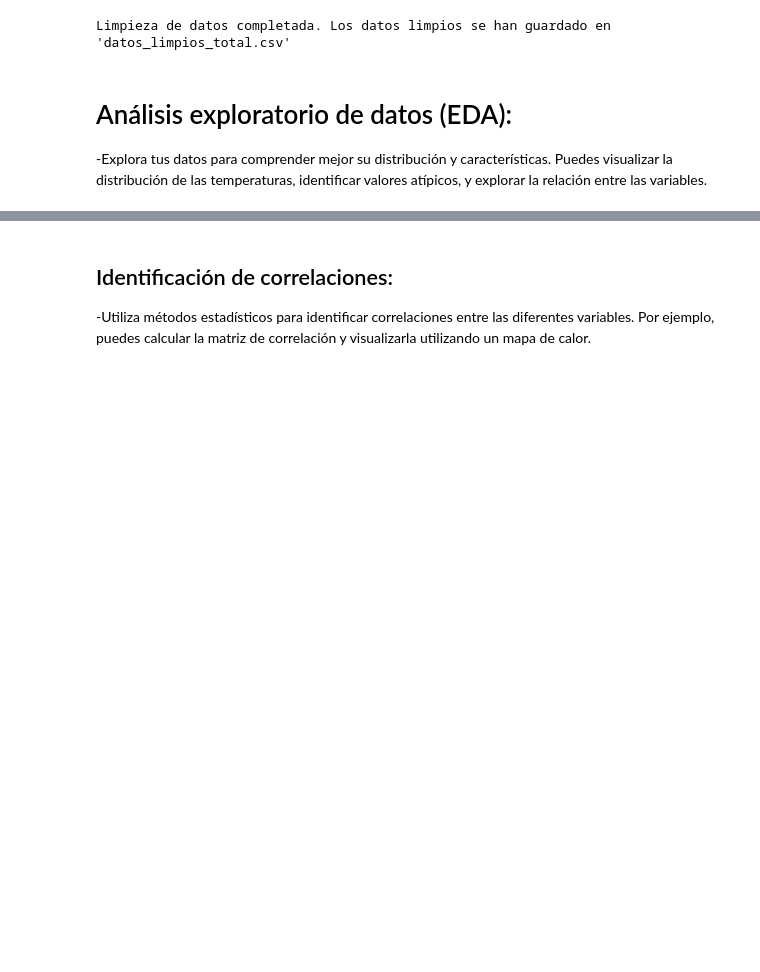
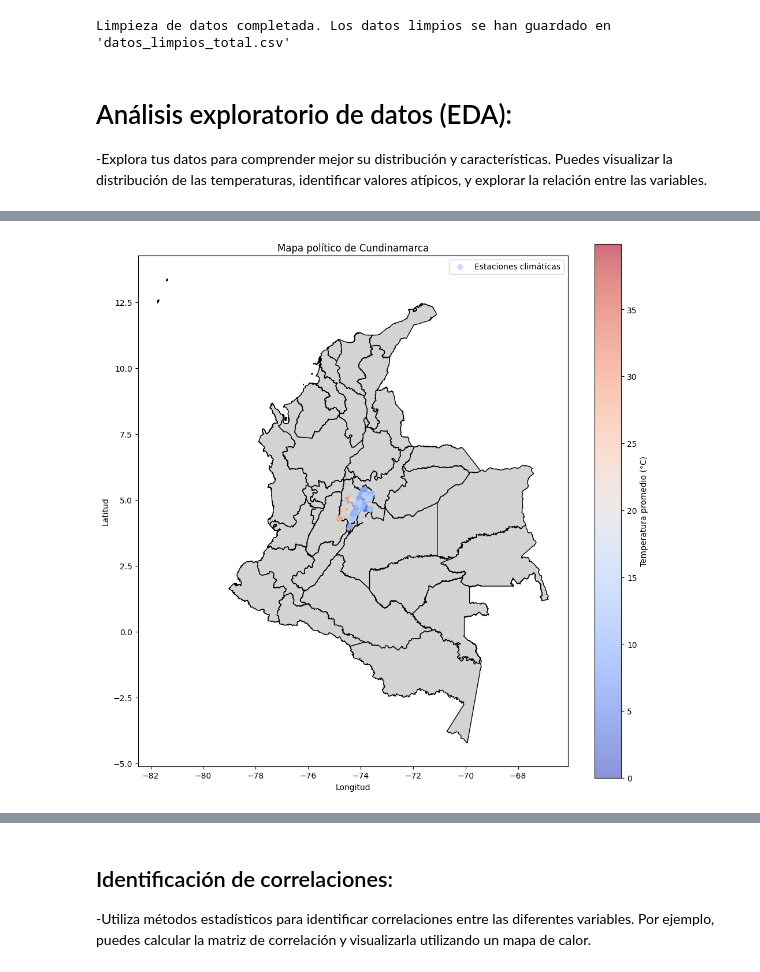
Before and after one commit to Resuelve-IA/climaIa, a Jupyter notebook: codigo.ipynb, the cells around one changed output, grey strips where cells are left out. Drawn from its saved outputs; the diff is of its cells as text; code cells hidden in the pictures; blank space fills up the shorter version.

```diff
--- a/codigo.ipynb
+++ b/codigo.ipynb
@@ -168,0 +238,25 @@ Valores atípicos:
+# %%
+import geopandas as gpd
+import matplotlib.pyplot as plt
+
+# Cargar el mapa de Cundinamarca
+cundinamarca = gpd.read_file("MGN2021_DPTO_POLITICO/MGN_DPTO_POLITICO.shp")
+
+# Visualizar el mapa de Cundinamarca
+fig, ax = plt.subplots(figsize=(12, 12))
+cundinamarca.plot(ax=ax, color='lightgray', edgecolor='black')
+ax.set_title('Mapa político de Cundinamarca')
+
+# Asignar colores a los puntos según el promedio de temperatura
+# Utilizaremos el mapa de color 'coolwarm' para representar la temperatura
+sc = ax.scatter(df['longitud'], df['latitud'], c=df['valorobservado'], cmap='coolwarm', alpha=0.6, label='Estaciones climáticas')
+
+# Añadir barra de color
+plt.colorbar(sc, label='Temperatura promedio (°C)')
+
+ax.set_xlabel('Longitud')
+ax.set_ylabel('Latitud')
+ax.legend()
+plt.show()
+# %% [output]
+[figure, added]
```
Also changed, not shown: parts of 13 cells of this notebook, 27 other files.
